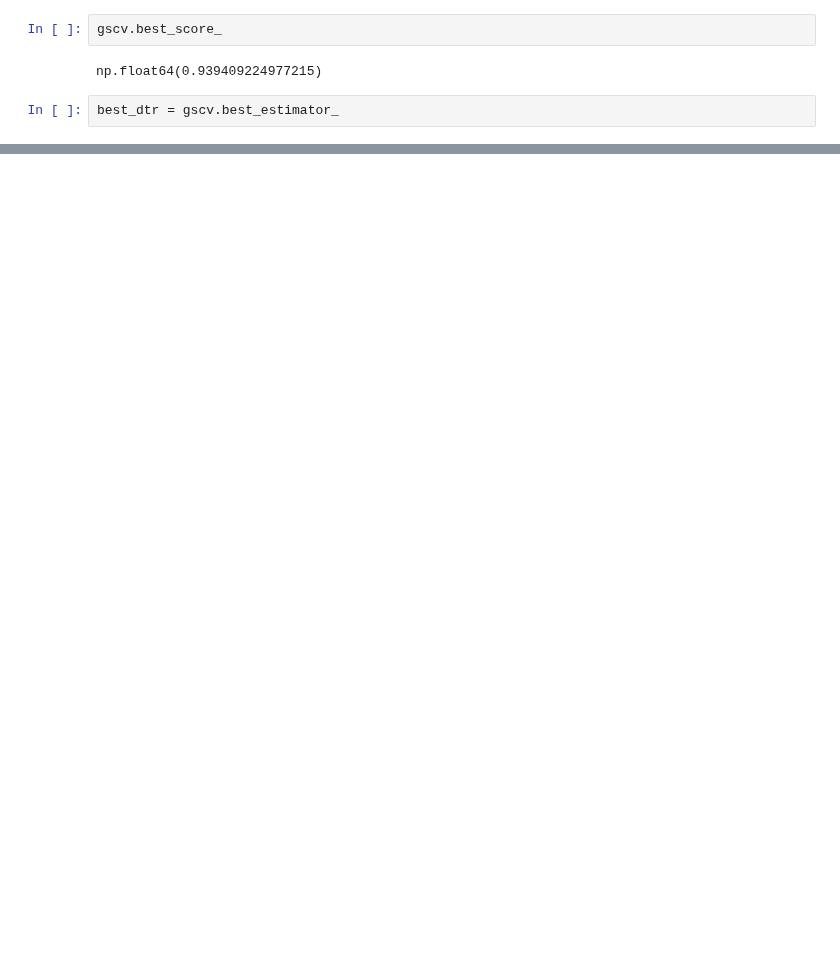
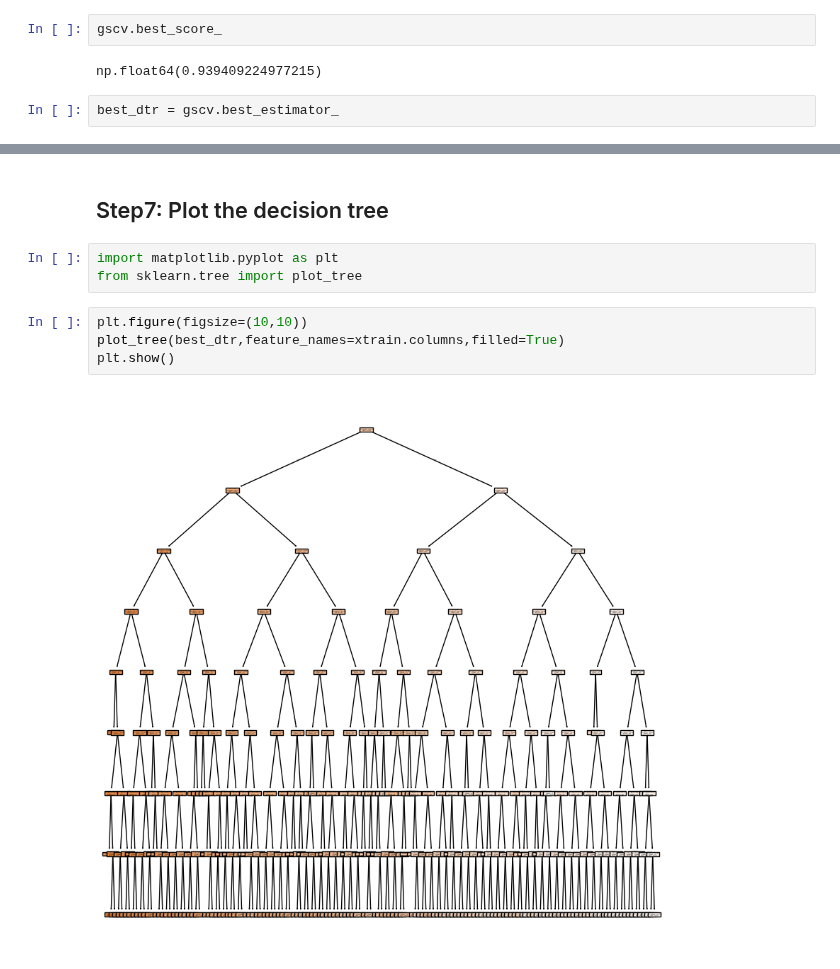
Before and after one commit to ganesh-207/Machine_learning, a Jupyter notebook: Decision Trees/Decision Tree Regressor.ipynb, the cells around one changed output, grey strips where cells are left out. Drawn from its saved outputs; the diff is of its cells as text; blank space fills up the shorter version.

Commit message:
Decision Tree Regressor

```diff
--- a/Decision Trees/Decision Tree Regressor.ipynb
+++ b/Decision Trees/Decision Tree Regressor.ipynb
@@ -227,0 +249,11 @@ NameError: name 'best_dtr' is not defined
+# %% [markdown]
+## Step7: Plot the decision tree
+# %%
+import matplotlib.pyplot as plt
+from sklearn.tree import plot_tree
+# %%
+plt.figure(figsize=(10,10))
+plot_tree(best_dtr,feature_names=xtrain.columns,filled=True)
+plt.show()
+# %% [output]
+[figure, added]
```
Also changed, not shown: parts of 21 cells of this notebook, 1 other file.
